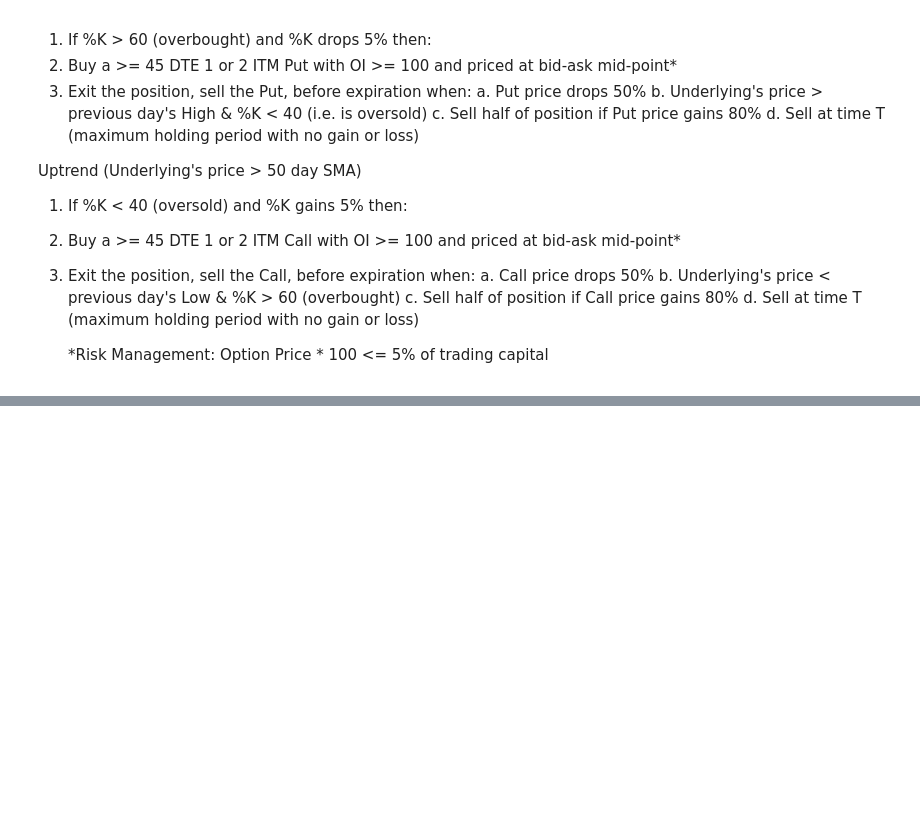
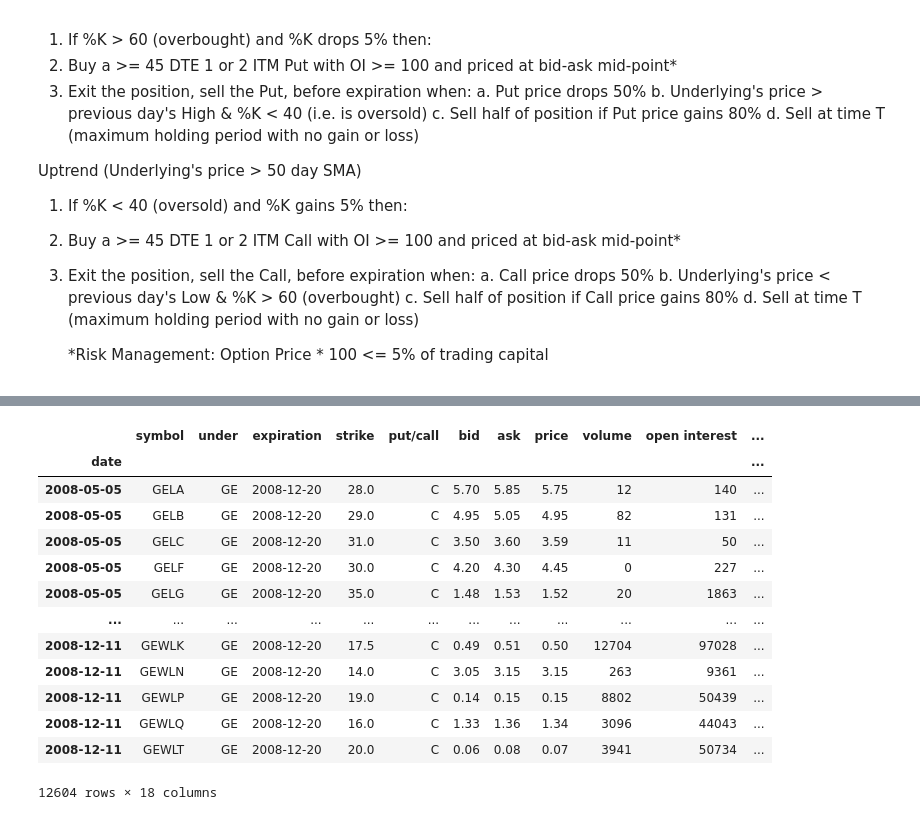
Before and after one commit to flooidio/tradebot, a Jupyter notebook: directional_strategy/options_directional_strategy.ipynb, the cells around one changed output, grey strips where cells are left out. Saved outputs shown, nothing was run; the diff lists cells and outputs as text; code cells hidden in the pictures; blank space fills up the shorter version.

```diff
--- a/directional_strategy/options_directional_strategy.ipynb
+++ b/directional_strategy/options_directional_strategy.ipynb
@@ -350,0 +317,17 @@ memory usage: 0.0+ bytes
+# %%
+calls
+# %% [output]
+|  | symbol | under | expiration | strike | put/call | bid | ask | price | volume | open interest | ... |
+| date |  |  |  |  |  |  |  |  |  |  | ... |
+| 2008-05-05 | GELA | GE | 2008-12-20 | 28.0 | C | 5.70 | 5.85 | 5.75 | 12 | 140 | ... |
+| 2008-05-05 | GELB | GE | 2008-12-20 | 29.0 | C | 4.95 | 5.05 | 4.95 | 82 | 131 | ... |
+| 2008-05-05 | GELC | GE | 2008-12-20 | 31.0 | C | 3.50 | 3.60 | 3.59 | 11 | 50 | ... |
+| 2008-05-05 | GELF | GE | 2008-12-20 | 30.0 | C | 4.20 | 4.30 | 4.45 | 0 | 227 | ... |
+| 2008-05-05 | GELG | GE | 2008-12-20 | 35.0 | C | 1.48 | 1.53 | 1.52 | 20 | 1863 | ... |
+| ... | ... | ... | ... | ... | ... | ... | ... | ... | ... | ... | ... |
+| 2008-12-11 | GEWLK | GE | 2008-12-20 | 17.5 | C | 0.49 | 0.51 | 0.50 | 12704 | 97028 | ... |
+| 2008-12-11 | GEWLN | GE | 2008-12-20 | 14.0 | C | 3.05 | 3.15 | 3.15 | 263 | 9361 | ... |
+| 2008-12-11 | GEWLP | GE | 2008-12-20 | 19.0 | C | 0.14 | 0.15 | 0.15 | 8802 | 50439 | ... |
+| 2008-12-11 | GEWLQ | GE | 2008-12-20 | 16.0 | C | 1.33 | 1.36 | 1.34 | 3096 | 44043 | ... |
+| 2008-12-11 | GEWLT | GE | 2008-12-20 | 20.0 | C | 0.06 | 0.08 | 0.07 | 3941 | 50734 | ... |
+12604 rows × 18 columns
```
Also changed, not shown: parts of 23 cells of this notebook.
